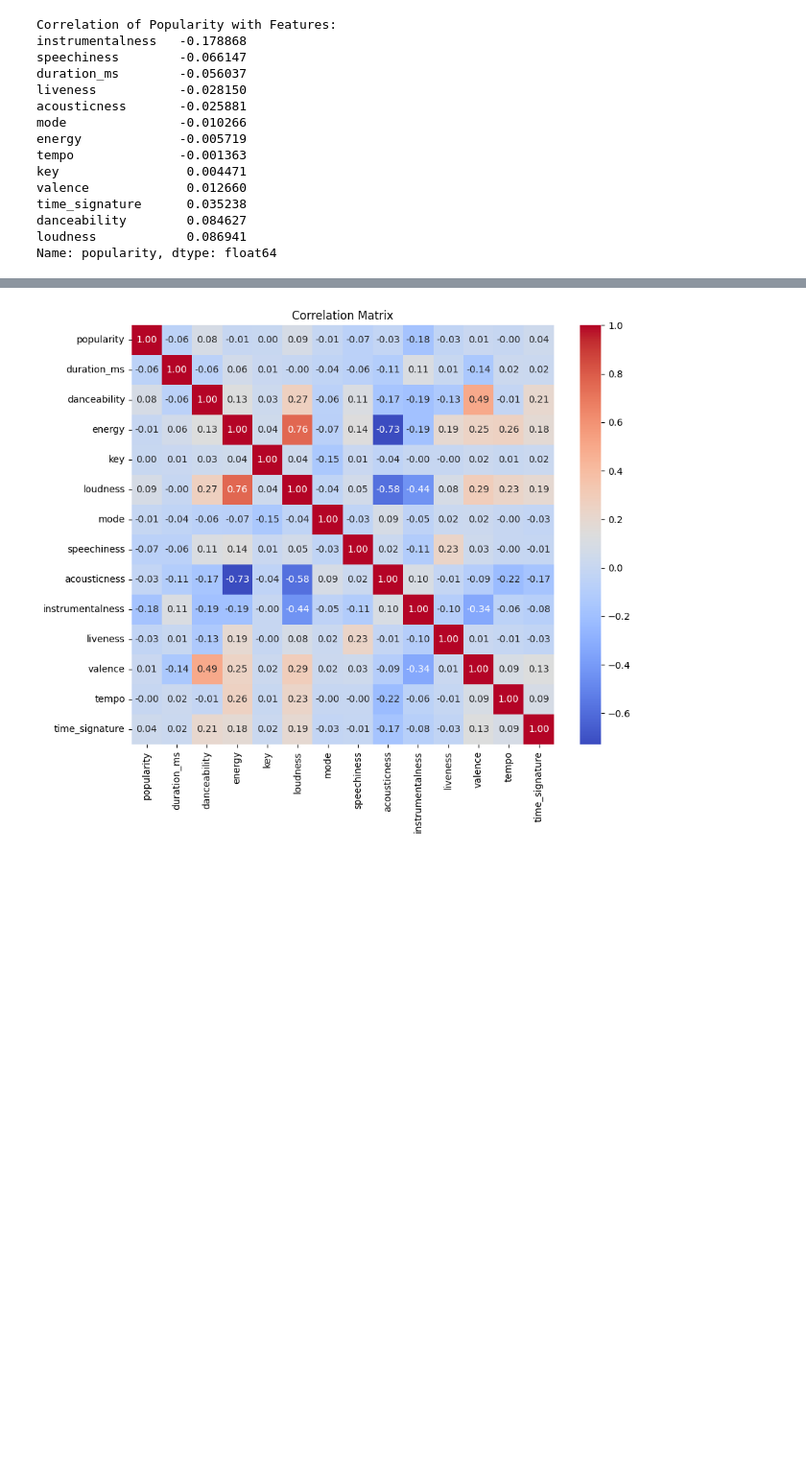
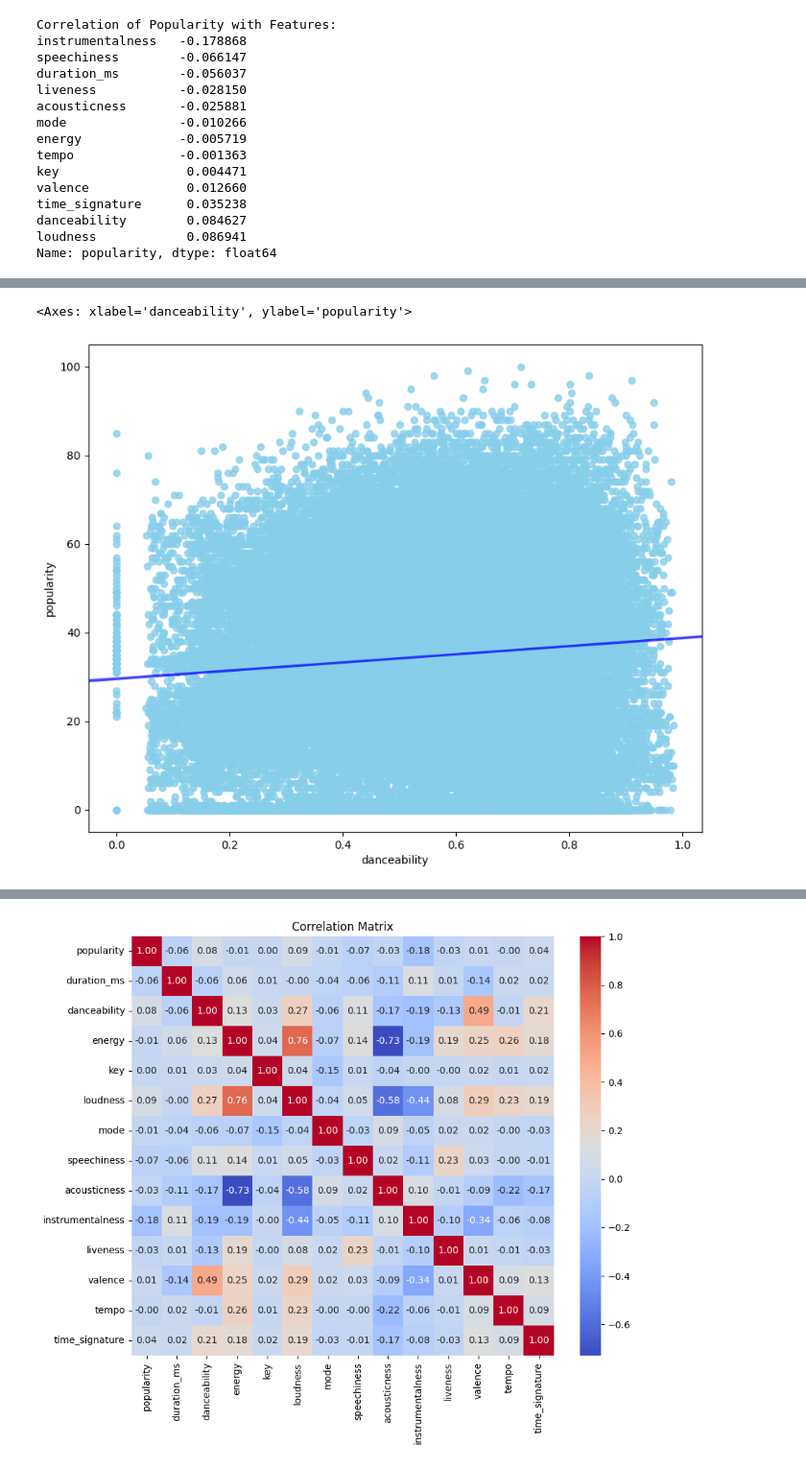
Before and after one commit to jessicayzhao/Playlist-Recommender, a Jupyter notebook: Data/DataExploration.ipynb, the cells around one changed output, grey strips where cells are left out. Shown at 96% size. Drawn from its saved outputs; the diff is of its cells as text; code cells hidden in the pictures; blank space fills up the shorter version.

```diff
--- a/Data/DataExploration.ipynb
+++ b/Data/DataExploration.ipynb
@@ -76,0 +95,9 @@ Name: popularity, dtype: float64
+# %%
+x = spotify['danceability']
+y = spotify['popularity']
+
+plt.figure(figsize=(10,8))
+sns.regplot(x=x, y=y, color='skyblue', truncate=False, line_kws={"color": "blue", "alpha":0.7})
+# %% [output]
+<Axes: xlabel='danceability', ylabel='popularity'>
+[figure, added]
```
Also changed, not shown: parts of 3 cells of this notebook.
